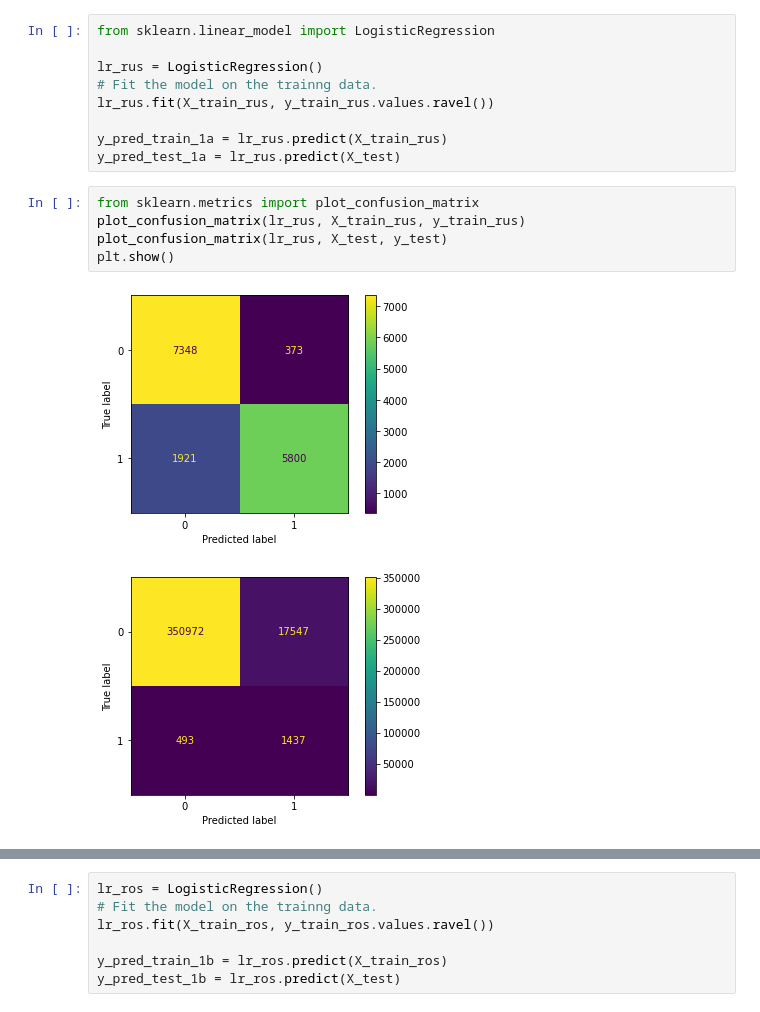
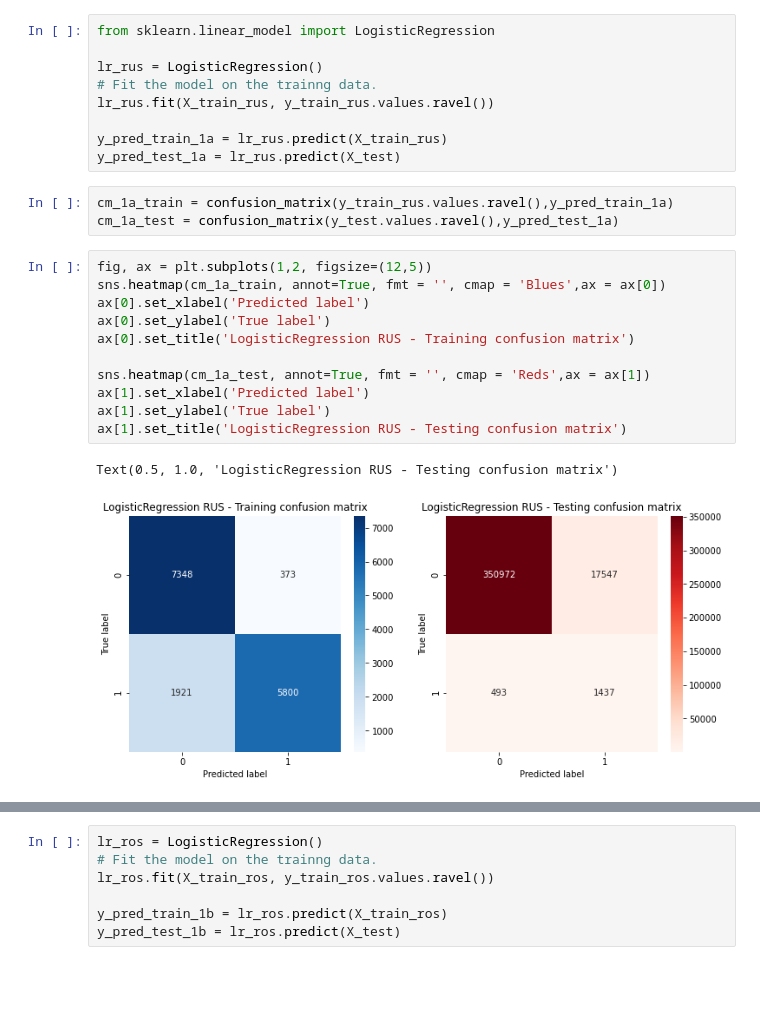
Before and after one commit to cchung106/Capstone-Two, a Jupyter notebook: Notebooks/04_modeling_v0.ipynb, the cells around one changed output, grey strips where cells are left out. Drawn from its saved outputs; the diff is of its cells as text; blank space fills up the shorter version.

```diff
--- a/Notebooks/04_modeling_v0.ipynb
+++ b/Notebooks/04_modeling_v0.ipynb
@@ -241,14 +267,23 @@ lr_rus.fit(X_train_rus, y_train_rus.values.ravel())
 
 y_pred_train_1a = lr_rus.predict(X_train_rus)
 y_pred_test_1a = lr_rus.predict(X_test)
-# %%
-from sklearn.metrics import plot_confusion_matrix
-plot_confusion_matrix(lr_rus, X_train_rus, y_train_rus)
-plot_confusion_matrix(lr_rus, X_test, y_test)
-plt.show()
-# %% [output]
-[figure, removed]
-[figure, removed]
+# %%
+cm_1a_train = confusion_matrix(y_train_rus.values.ravel(),y_pred_train_1a)
+cm_1a_test = confusion_matrix(y_test.values.ravel(),y_pred_test_1a)
+# %%
+fig, ax = plt.subplots(1,2, figsize=(12,5))
+sns.heatmap(cm_1a_train, annot=True, fmt = '', cmap = 'Blues',ax = ax[0])
+ax[0].set_xlabel('Predicted label')
+ax[0].set_ylabel('True label')
+ax[0].set_title('LogisticRegression RUS - Training confusion matrix')
+
+sns.heatmap(cm_1a_test, annot=True, fmt = '', cmap = 'Reds',ax = ax[1])
+ax[1].set_xlabel('Predicted label')
+ax[1].set_ylabel('True label')
+ax[1].set_title('LogisticRegression RUS - Testing confusion matrix')
+# %% [output]
+Text(0.5, 1.0, 'LogisticRegression RUS - Testing confusion matrix')
+[figure, added]
 # %%
 from sklearn.metrics import classification_report
 
```
Also changed, not shown: parts of 103 cells of this notebook.
